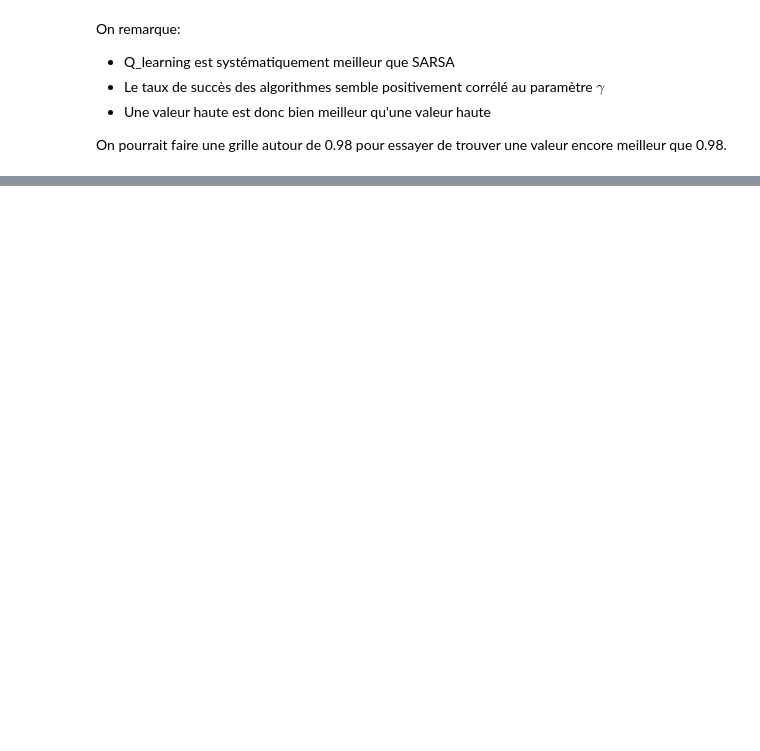
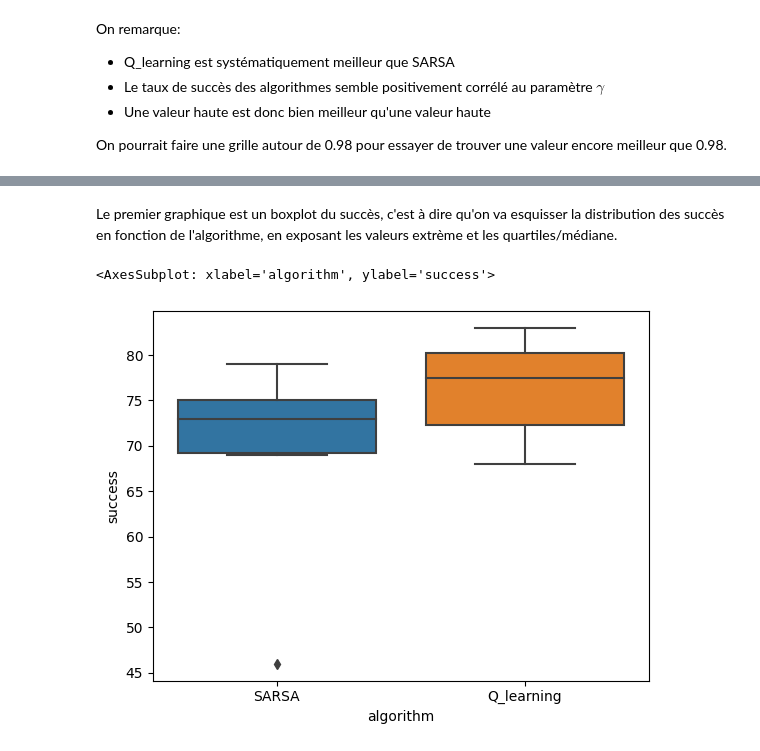
Before and after one commit to guilhemheinrich/Frozen-Lake-rl-tutorial, a Jupyter notebook: Frozen_Lake_comparatif.ipynb, the cells around one changed output, grey strips where cells are left out. Cells and saved outputs as stored; diff of their text form; code cells hidden in the pictures; blank space fills up the shorter version.

```diff
--- a/Frozen_Lake_comparatif.ipynb
+++ b/Frozen_Lake_comparatif.ipynb
@@ -281,0 +305,7 @@ La méthode que je propose ici est de directement regarder la forme de la matric
+# %% [markdown]
+Le premier graphique est un boxplot du succès, c'est à dire qu'on va esquisser la distribution des succès en fonction de l'algorithme, en exposant les valeurs extrème et les quartiles/médiane.
+# %%
+seaborn.boxplot(dataframe, y= "success", x='algorithm')
+# %% [output]
+<AxesSubplot: xlabel='algorithm', ylabel='success'>
+[figure, added]
```
Also changed, not shown: parts of 26 cells of this notebook, 7 other files.
